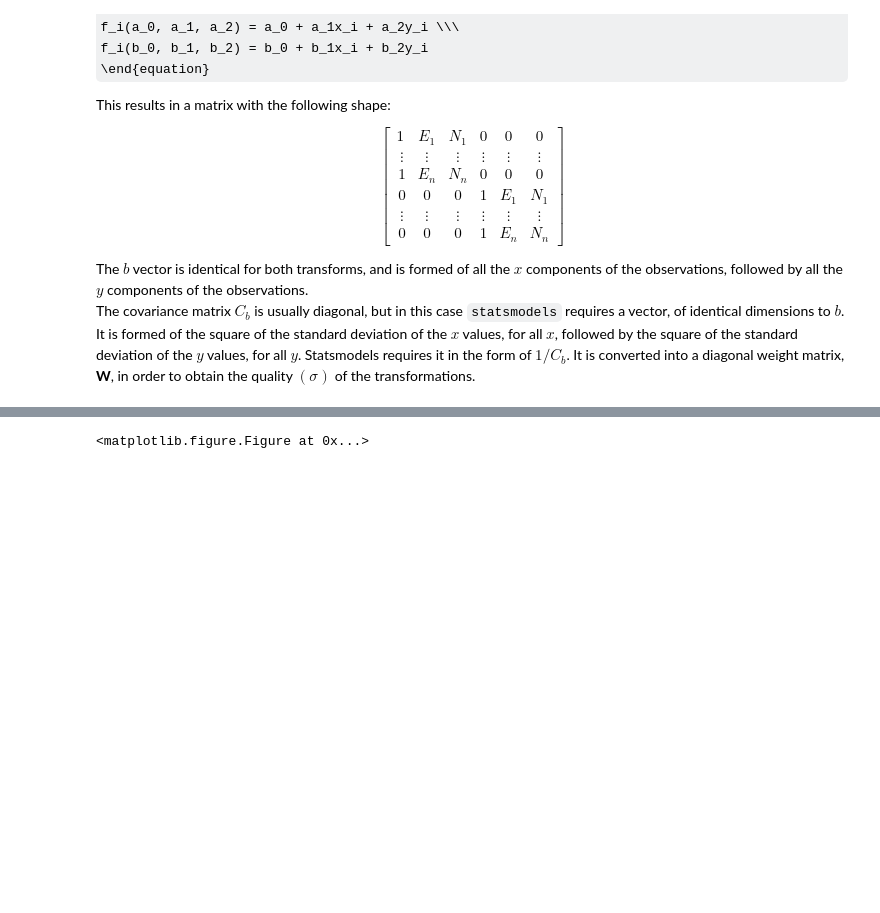
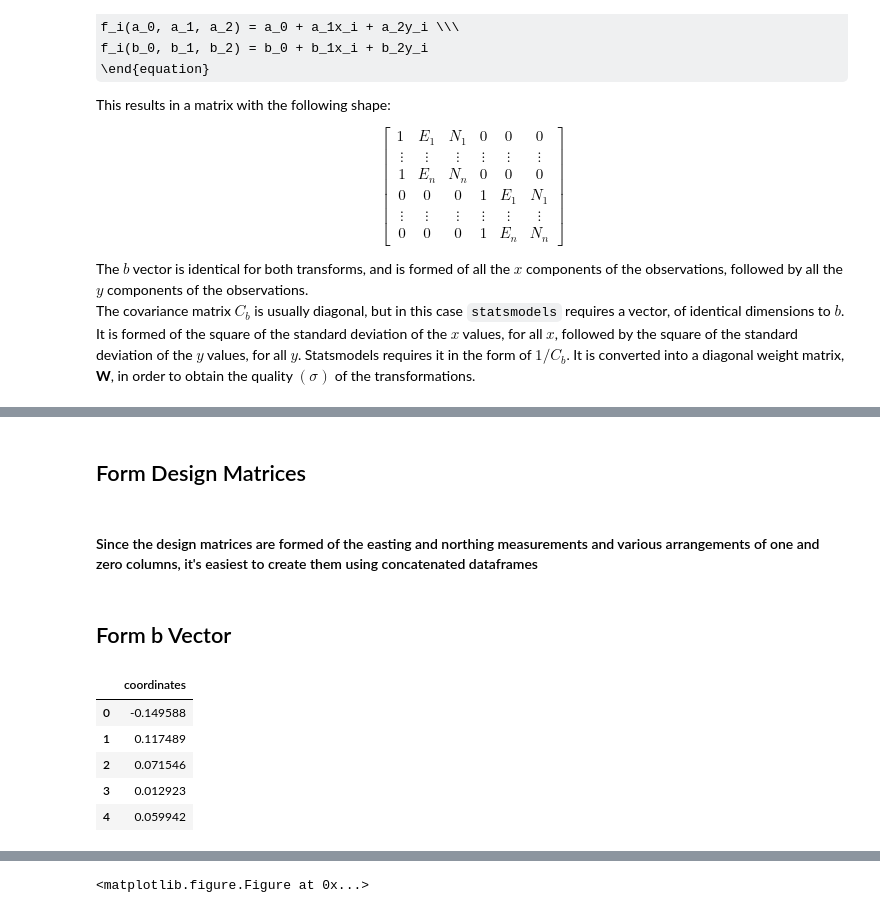
Before and after one commit to urschrei/linalg, a Jupyter notebook: notebooks/weighted_least_squares.ipynb, the cells around one changed output, grey strips where cells are left out. Drawn from its saved outputs; the diff is of its cells as text; code cells hidden in the pictures; some formulas as TeX source; blank space fills up the shorter version.

```diff
--- a/notebooks/weighted_least_squares.ipynb
+++ b/notebooks/weighted_least_squares.ipynb
@@ -76,0 +73,4 @@ b_vector.head()
+# %% [markdown]
+## Form Design Matrices
+# %% [markdown]
+#### Since the design matrices are formed of the easting and northing measurements and various arrangements of one and zero columns, it's easiest to create them using concatenated dataframes
@@ -76,0 +109,18 @@ b_vector.head()
+# %% [markdown]
+## Form b Vector
+# %%
+b_vector = pd.DataFrame({
+    'coordinates': pd.concat([
+        coords['x_coordinates'],
+        coords['y_coordinates']],
+        ignore_index=True)
+    })
+
+b_vector.head()
+# %% [output]
+|  | coordinates |
+| 0 | -0.149588 |
+| 1 | 0.117489 |
+| 2 | 0.071546 |
+| 3 | 0.012923 |
+| 4 | 0.059942 |
```
Also changed, not shown: parts of 19 cells of this notebook, 3 other files.
